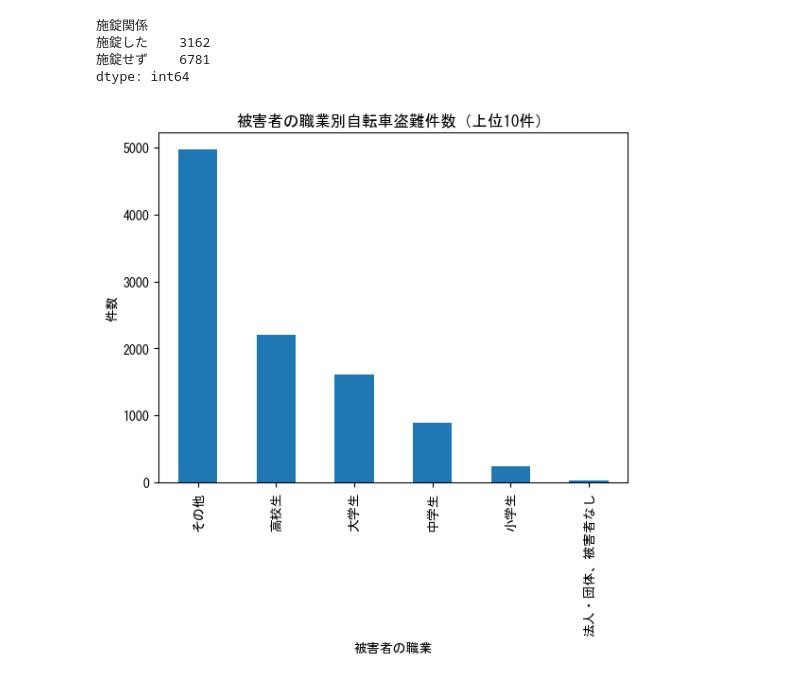
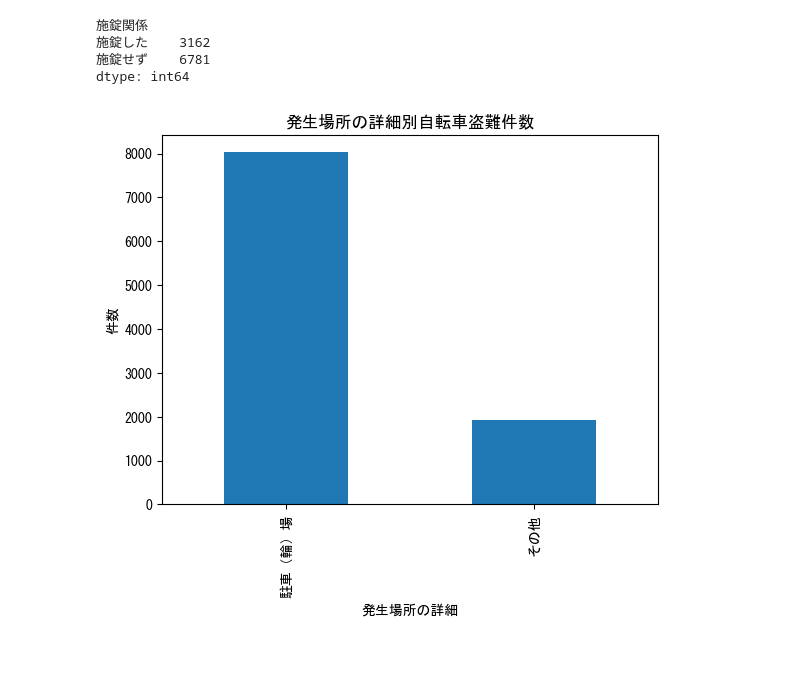
Before and after one commit to a250923s-max/me, a Jupyter notebook: Week8/ChibaBikeKadai.ipynb, the cells around one changed output. Drawn from its saved outputs; the diff is of its cells as text; code cells hidden in the pictures; blank space fills up the shorter version.

```diff
--- a/Week8/ChibaBikeKadai.ipynb
+++ b/Week8/ChibaBikeKadai.ipynb
@@ -110,18 +110,18 @@ dtype: int64
 # %%
 # bar graph of 被害者の職業
 import matplotlib.pyplot as plt
 
 # fix japanese font issue for mac
 plt.rcParams['font.family'] = 'Hiragino Sans'
 
 # fix japanese font issue for windows
 plt.rcParams['font.family'] = 'MS Gothic'
 
-occupation_counts = df['被害者の職業'].value_counts().head(10)  # top 10 occupations
+occupation_counts = df['発生場所の詳細'].value_counts().head(10)  # top 10 occupations
 occupation_counts.plot(kind='bar')
-plt.xlabel('被害者の職業')
+plt.xlabel('発生場所の詳細')
 plt.ylabel('件数')
-plt.title('被害者の職業別自転車盗難件数（上位10件）')
+plt.title('発生場所の詳細別自転車盗難件数')
 plt.show()
 # %% [output]
-[figure, old version]
+[figure, new version]
```
